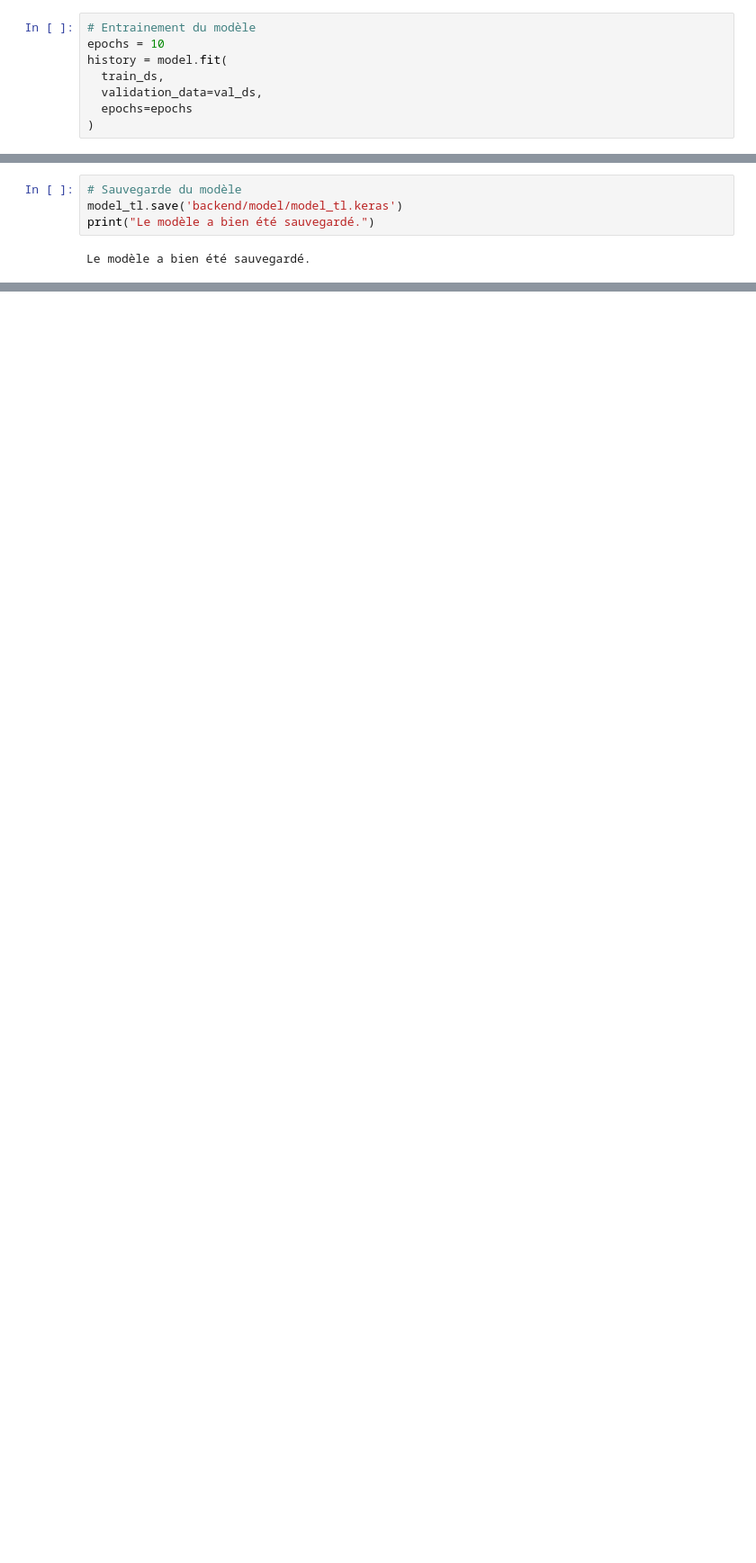
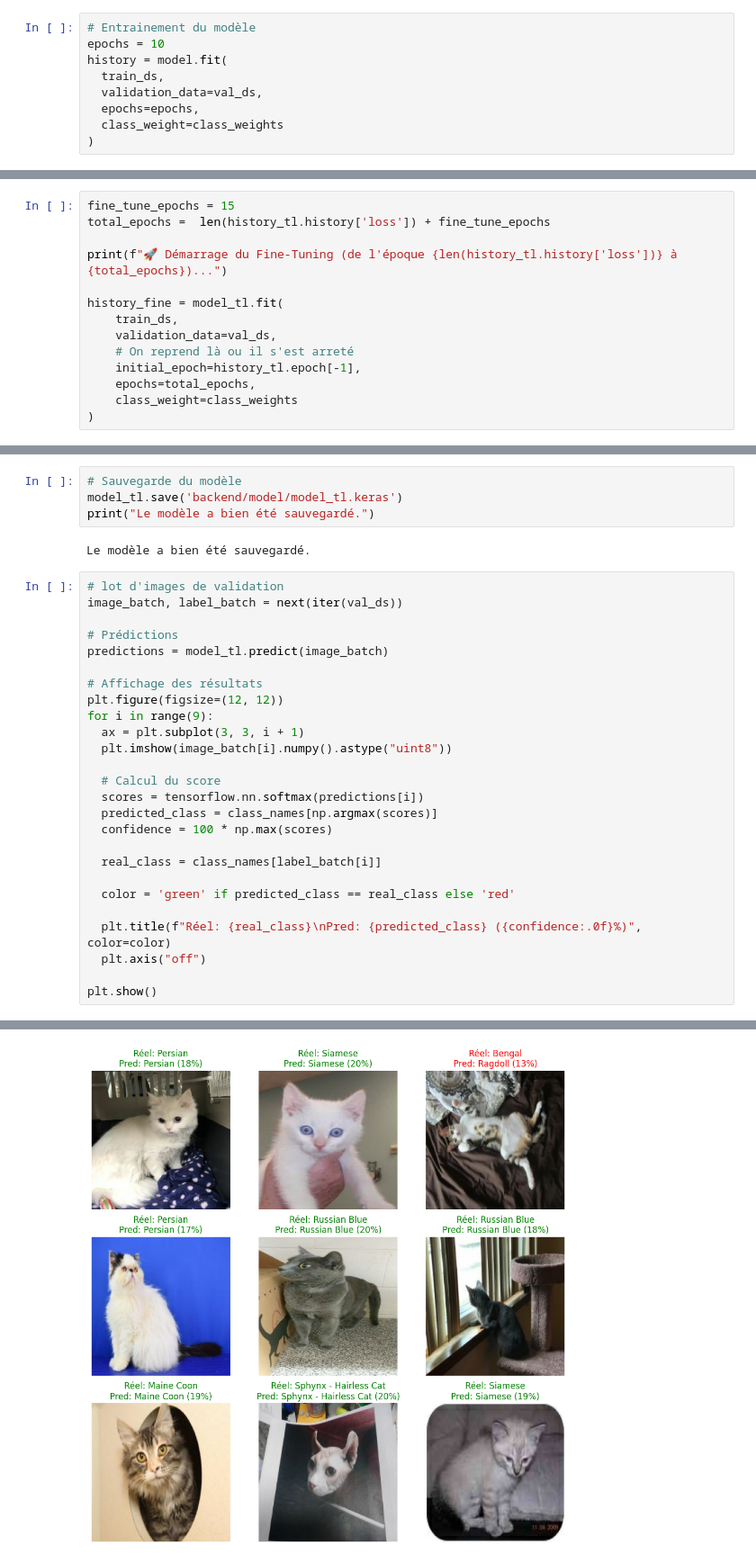
Before and after one commit to Yue75/CAT-AI, a Jupyter notebook: notebook.ipynb, the cells around one changed output, grey strips where cells are left out. Shown at 90% size. Drawn from its saved outputs; the diff is of its cells as text; blank space fills up the shorter version.

Commit message:
model with 80-90% accuracy

```diff
--- a/notebook.ipynb
+++ b/notebook.ipynb
@@ -241,7 +220,8 @@ epochs = 10
 history = model.fit(
   train_ds,
   validation_data=val_ds,
-  epochs=epochs
+  epochs=epochs,
+  class_weight=class_weights
 )
 # %% [output]
 Epoch 1/10
@@ -376,0 +382,14 @@ Epoch 5/5
+# %%
+fine_tune_epochs = 15
+total_epochs =  len(history_tl.history['loss']) + fine_tune_epochs
+
+print(f"🚀 Démarrage du Fine-Tuning (de l'époque {len(history_tl.history['loss'])} à {total_epochs})...")
+
+history_fine = model_tl.fit(
+    train_ds,
+    validation_data=val_ds,
+    # On reprend là ou il s'est arreté
+    initial_epoch=history_tl.epoch[-1],
+    epochs=total_epochs,
+    class_weight=class_weights
+)
@@ -380,3 +420,30 @@ model_tl.save('backend/model/model_tl.keras')
 print("Le modèle a bien été sauvegardé.")
 # %% [output]
 Le modèle a bien été sauvegardé.
+# %%
+# lot d'images de validation
+image_batch, label_batch = next(iter(val_ds))
+
+# Prédictions
+predictions = model_tl.predict(image_batch)
+
+# Affichage des résultats
+plt.figure(figsize=(12, 12))
+for i in range(9):
+  ax = plt.subplot(3, 3, i + 1)
+  plt.imshow(image_batch[i].numpy().astype("uint8"))
+
+  # Calcul du score
+  scores = tensorflow.nn.softmax(predictions[i])
+  predicted_class = class_names[np.argmax(scores)]
+  confidence = 100 * np.max(scores)
+
+  real_class = class_names[label_batch[i]]
+
+  color = 'green' if predicted_class == real_class else 'red'
+
+  plt.title(f"Réel: {real_class}\nPred: {predicted_class} ({confidence:.0f}%)", color=color)
+  plt.axis("off")
+
+plt.show()
+# %% [output]
@@ -382,0 +451 @@ Le modèle a bien été sauvegardé.
+[figure, added]
```
Also changed, not shown: parts of 14 cells of this notebook, 3 other files.
